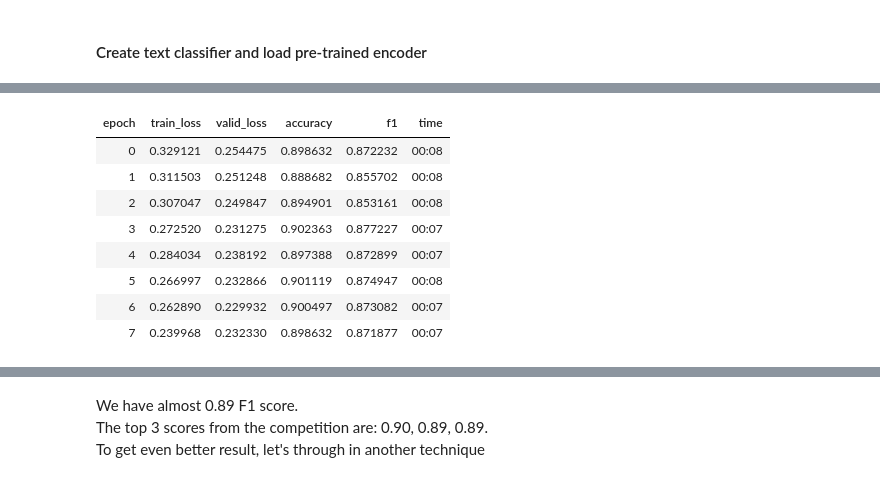
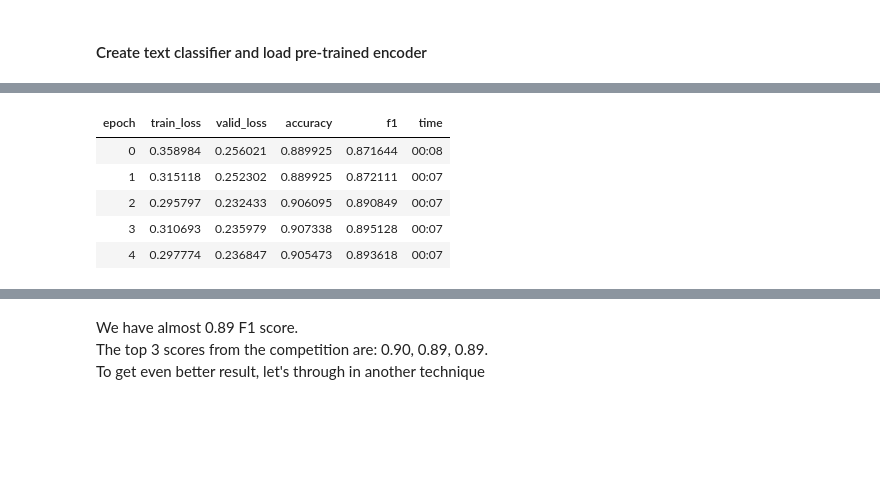
Before and after one commit to Sylar257/Non-English-language-NLP, a Jupyter notebook: Vietnamese Sentiment Analysis.ipynb, the cells around one changed output, grey strips where cells are left out. Saved outputs shown, nothing was run; the diff lists cells and outputs as text; code cells hidden in the pictures; blank space fills up the shorter version.

```diff
--- a/Vietnamese Sentiment Analysis.ipynb
+++ b/Vietnamese Sentiment Analysis.ipynb
@@ -333,7 +329,7 @@ def f1(inp, targ): return f1_score(targ, np.argmax(inp, axis=-1))
 #### Create text classifier and load pre-trained encoder
 # %%
 # Create learner and don't switch it to fp_16(because later when unfreeze to -2 or above, the model is going to break under fp_16)
-learn_c = text_classifier_learner(data_clas, AWD_LSTM, drop_mult=0.5, metrics=[accuracy, f1])
+learn_c = text_classifier_learner(data_clas, AWD_LSTM, drop_mult=0.7, metrics=[accuracy, f1])
 learn_c.load_encoder(f'{lang}_fine_tuned_enc')
 learn_c.freeze()
 # %%
@@ -346,16 +342,13 @@ LR Finder is complete, type {learner_name}.recorder.plot() to see the graph.
 # %%
 lr = 5e-3
-learn_c.fit_one_cycle(8, lr, moms=(0.8, 0.7))
+learn_c.fit_one_cycle(5, lr, moms=(0.8, 0.7))
 # %% [output]
 | epoch | train_loss | valid_loss | accuracy | f1 | time |
-| 0 | 0.329121 | 0.254475 | 0.898632 | 0.872232 | 00:08 |
-| 1 | 0.311503 | 0.251248 | 0.888682 | 0.855702 | 00:08 |
-| 2 | 0.307047 | 0.249847 | 0.894901 | 0.853161 | 00:08 |
-| 3 | 0.272520 | 0.231275 | 0.902363 | 0.877227 | 00:07 |
-| 4 | 0.284034 | 0.238192 | 0.897388 | 0.872899 | 00:07 |
-| 5 | 0.266997 | 0.232866 | 0.901119 | 0.874947 | 00:08 |
-| 6 | 0.262890 | 0.229932 | 0.900497 | 0.873082 | 00:07 |
-| 7 | 0.239968 | 0.232330 | 0.898632 | 0.871877 | 00:07 |
+| 0 | 0.358984 | 0.256021 | 0.889925 | 0.871644 | 00:08 |
+| 1 | 0.315118 | 0.252302 | 0.889925 | 0.872111 | 00:07 |
+| 2 | 0.295797 | 0.232433 | 0.906095 | 0.890849 | 00:07 |
+| 3 | 0.310693 | 0.235979 | 0.907338 | 0.895128 | 00:07 |
+| 4 | 0.297774 | 0.236847 | 0.905473 | 0.893618 | 00:07 |
 # %%
 learn_c.freeze_to(-2)
 learn_c.lr_find()
```
Also changed, not shown: parts of 13 cells of this notebook, 1 other file.
